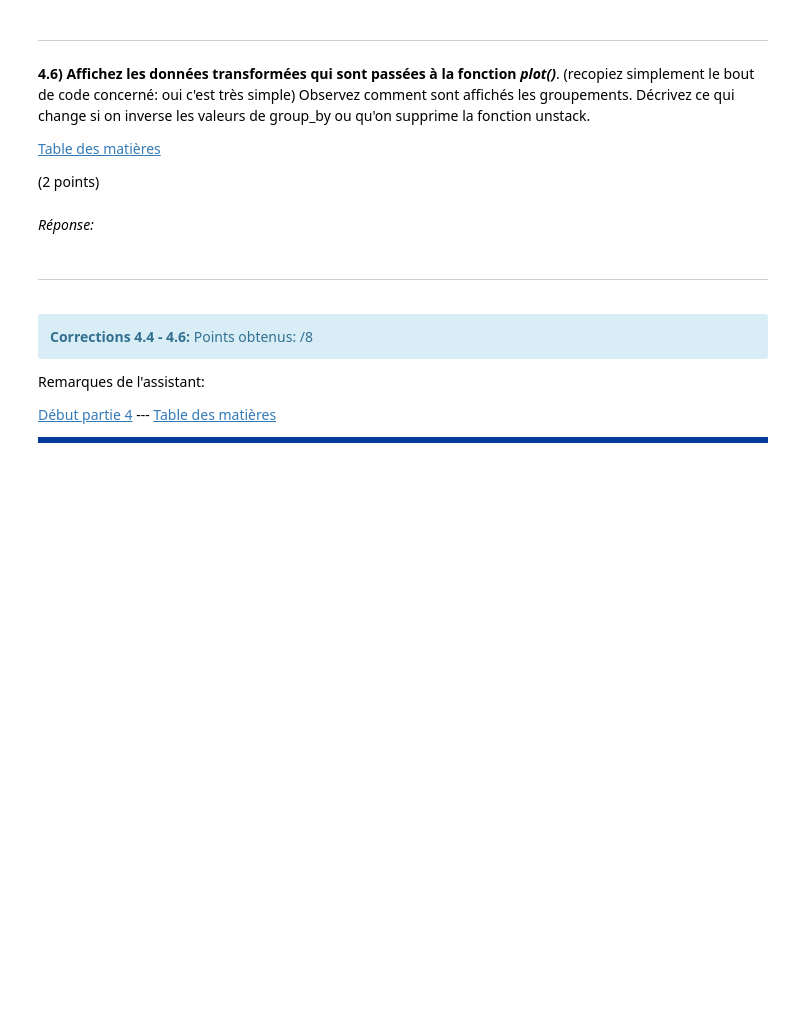
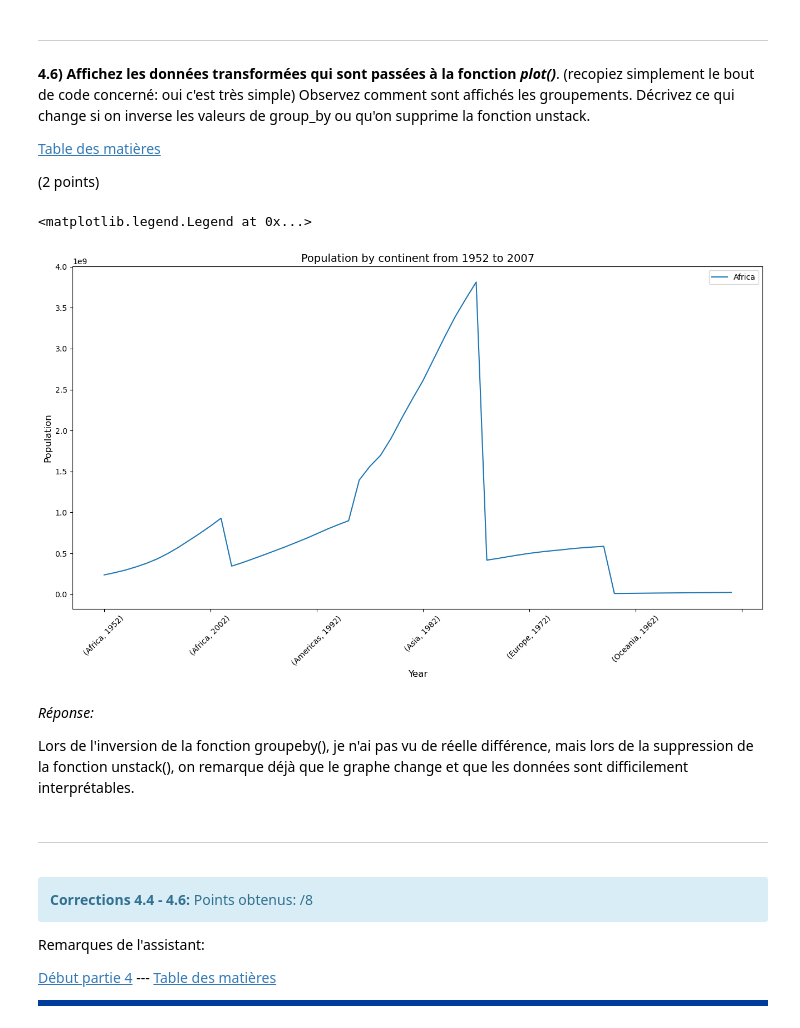
Before and after one commit to hliosone/data-science_scientific-tools, a Jupyter notebook: TP2_ISD_SA2024.ipynb, the cells around one changed output. Drawn from its saved outputs; the diff is of its cells as text; code cells hidden in the pictures; blank space fills up the shorter version.

```diff
--- a/TP2_ISD_SA2024.ipynb
+++ b/TP2_ISD_SA2024.ipynb
@@ -768,8 +781,24 @@ Par exemple:
 (2 points)
 # %%
 # Écrivez votre code ici
+ax = (df
+      .loc[:, ['year', 'continent', 'pop']]
+      .groupby(['continent', 'year'])
+      .sum('pop')
+
+      .plot(rot=45, figsize=(16, 8))
+      )
+ax.set_xlabel('Year', fontsize=12)
+ax.set_ylabel('Population', fontsize=12)
+ax.set_title('Population by continent from 1952 to 2007', fontsize=14)
+ax.legend(sorted(df['continent'].unique()))
+# %% [output]
+<matplotlib.legend.Legend at 0x...>
+[figure, added]
 # %% [markdown]
 *Réponse:*
+
+Lors de l'inversion de la fonction groupeby(), je n'ai pas vu de réelle différence, mais lors de la suppression de la fonction unstack(), on remarque déjà que le graphe change et que les données sont difficilement interprétables.
 # %% [markdown]
 ---
 # %% [markdown]
```
Also changed, not shown: parts of 2 cells of this notebook.
